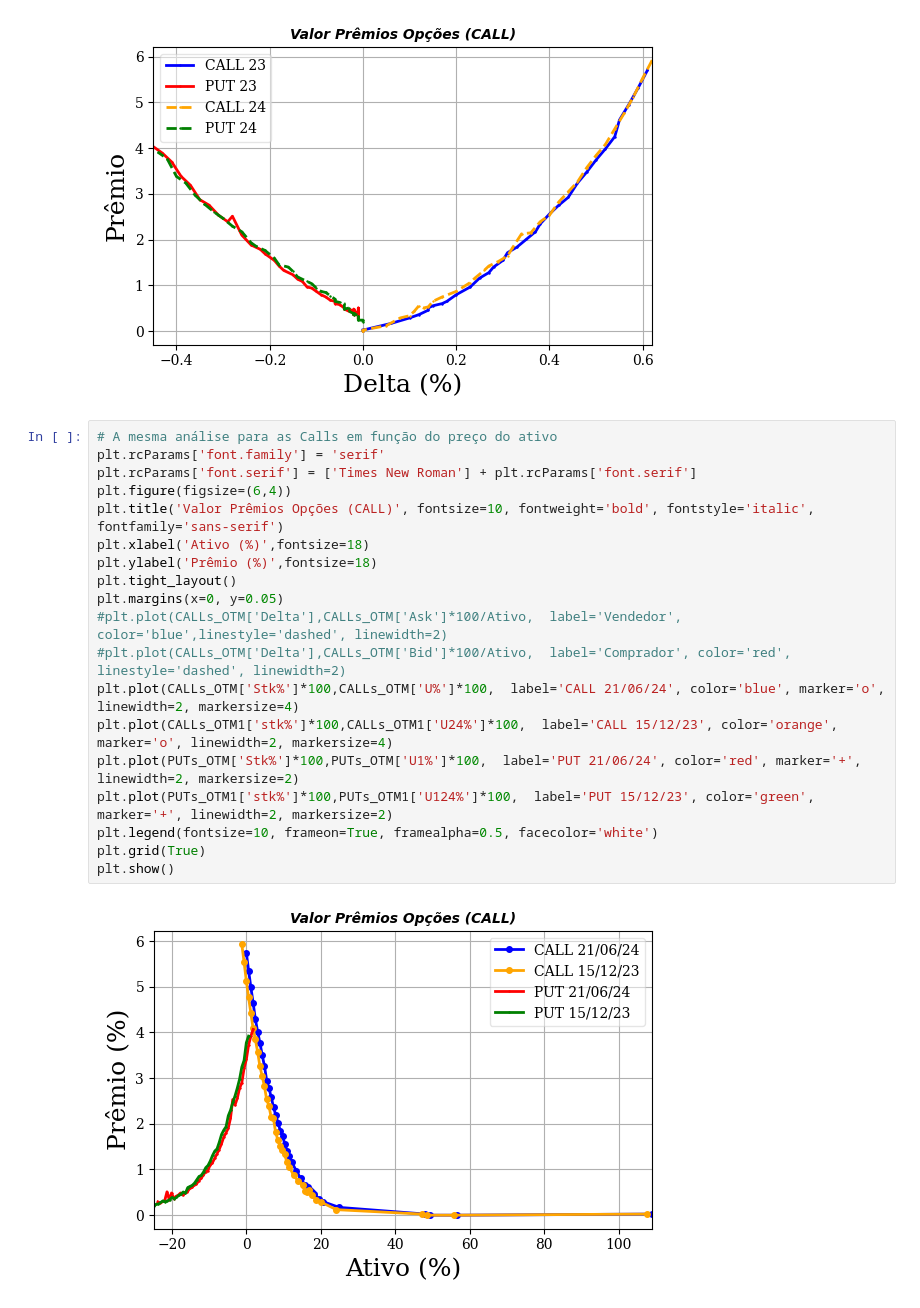
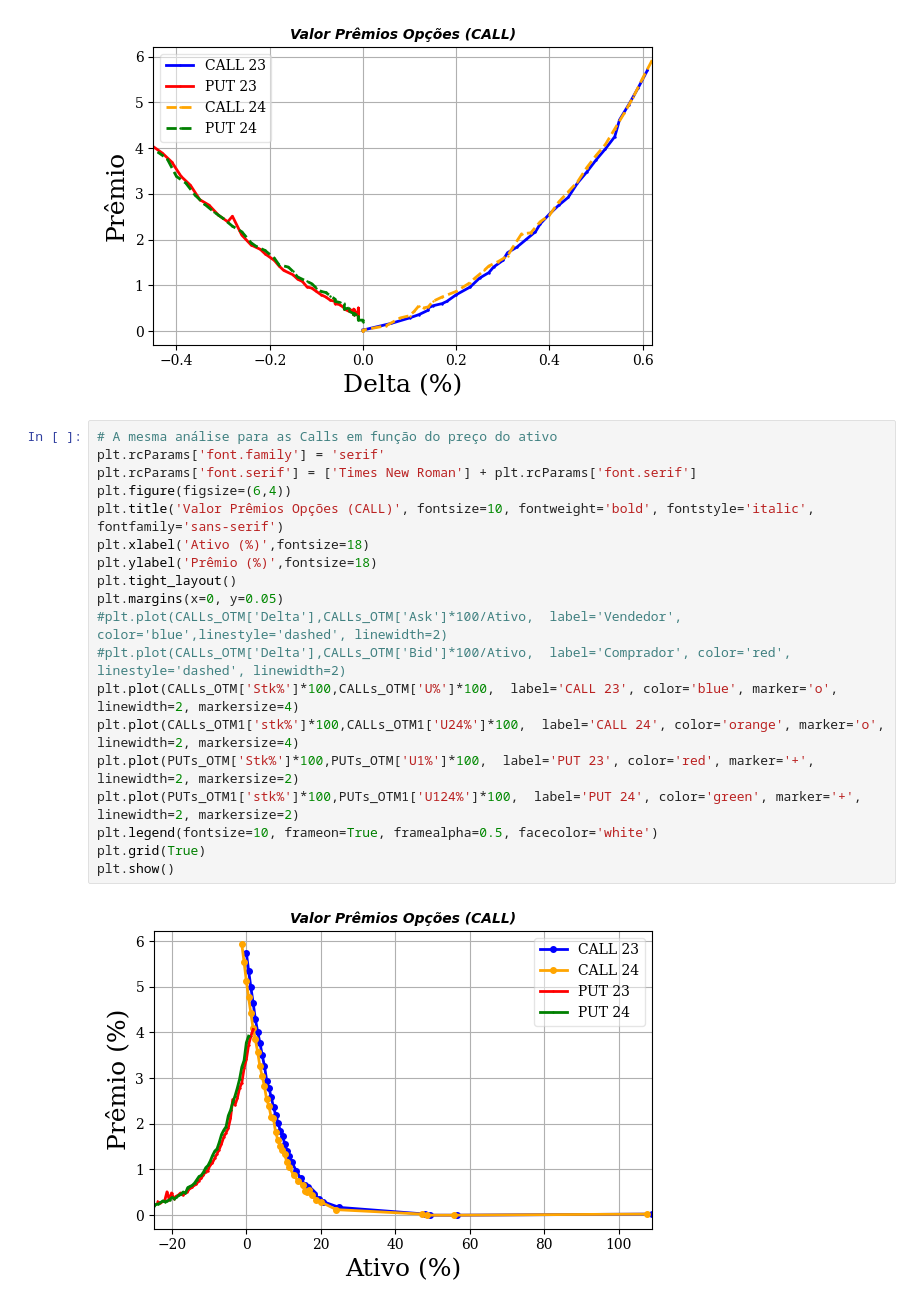
Before and after one commit to facklen/python_para_investimentos, a Jupyter notebook: Avaliação_Opções 24_04_24.ipynb, the cells around one changed output. Drawn from its saved outputs; the diff is of its cells as text.

```diff
--- a/Avaliação_Opções 24_04_24.ipynb
+++ b/Avaliação_Opções 24_04_24.ipynb
@@ -101,21 +101,21 @@ plt.show()
 # %%
 # A mesma análise para as Calls em função do preço do ativo
 plt.rcParams['font.family'] = 'serif'
 plt.rcParams['font.serif'] = ['Times New Roman'] + plt.rcParams['font.serif']
 plt.figure(figsize=(6,4))
 plt.title('Valor Prêmios Opções (CALL)', fontsize=10, fontweight='bold', fontstyle='italic', fontfamily='sans-serif')
 plt.xlabel('Ativo (%)',fontsize=18)
 plt.ylabel('Prêmio (%)',fontsize=18)
 plt.tight_layout()
 plt.margins(x=0, y=0.05)
 #plt.plot(CALLs_OTM['Delta'],CALLs_OTM['Ask']*100/Ativo,  label='Vendedor', color='blue',linestyle='dashed', linewidth=2)
 #plt.plot(CALLs_OTM['Delta'],CALLs_OTM['Bid']*100/Ativo,  label='Comprador', color='red', linestyle='dashed', linewidth=2)
-plt.plot(CALLs_OTM['Stk%']*100,CALLs_OTM['U%']*100,  label='CALL 21/06/24', color='blue', marker='o', linewidth=2, markersize=4)
-plt.plot(CALLs_OTM1['stk%']*100,CALLs_OTM1['U24%']*100,  label='CALL 15/12/23', color='orange', marker='o', linewidth=2, markersize=4)
-plt.plot(PUTs_OTM['Stk%']*100,PUTs_OTM['U1%']*100,  label='PUT 21/06/24', color='red', marker='+', linewidth=2, markersize=2)
-plt.plot(PUTs_OTM1['stk%']*100,PUTs_OTM1['U124%']*100,  label='PUT 15/12/23', color='green', marker='+', linewidth=2, markersize=2)
+plt.plot(CALLs_OTM['Stk%']*100,CALLs_OTM['U%']*100,  label='CALL 23', color='blue', marker='o', linewidth=2, markersize=4)
+plt.plot(CALLs_OTM1['stk%']*100,CALLs_OTM1['U24%']*100,  label='CALL 24', color='orange', marker='o', linewidth=2, markersize=4)
+plt.plot(PUTs_OTM['Stk%']*100,PUTs_OTM['U1%']*100,  label='PUT 23', color='red', marker='+', linewidth=2, markersize=2)
+plt.plot(PUTs_OTM1['stk%']*100,PUTs_OTM1['U124%']*100,  label='PUT 24', color='green', marker='+', linewidth=2, markersize=2)
 plt.legend(fontsize=10, frameon=True, framealpha=0.5, facecolor='white')
 plt.grid(True)
 plt.show()
 # %% [output]
-[figure, old version]
+[figure, new version]
```
